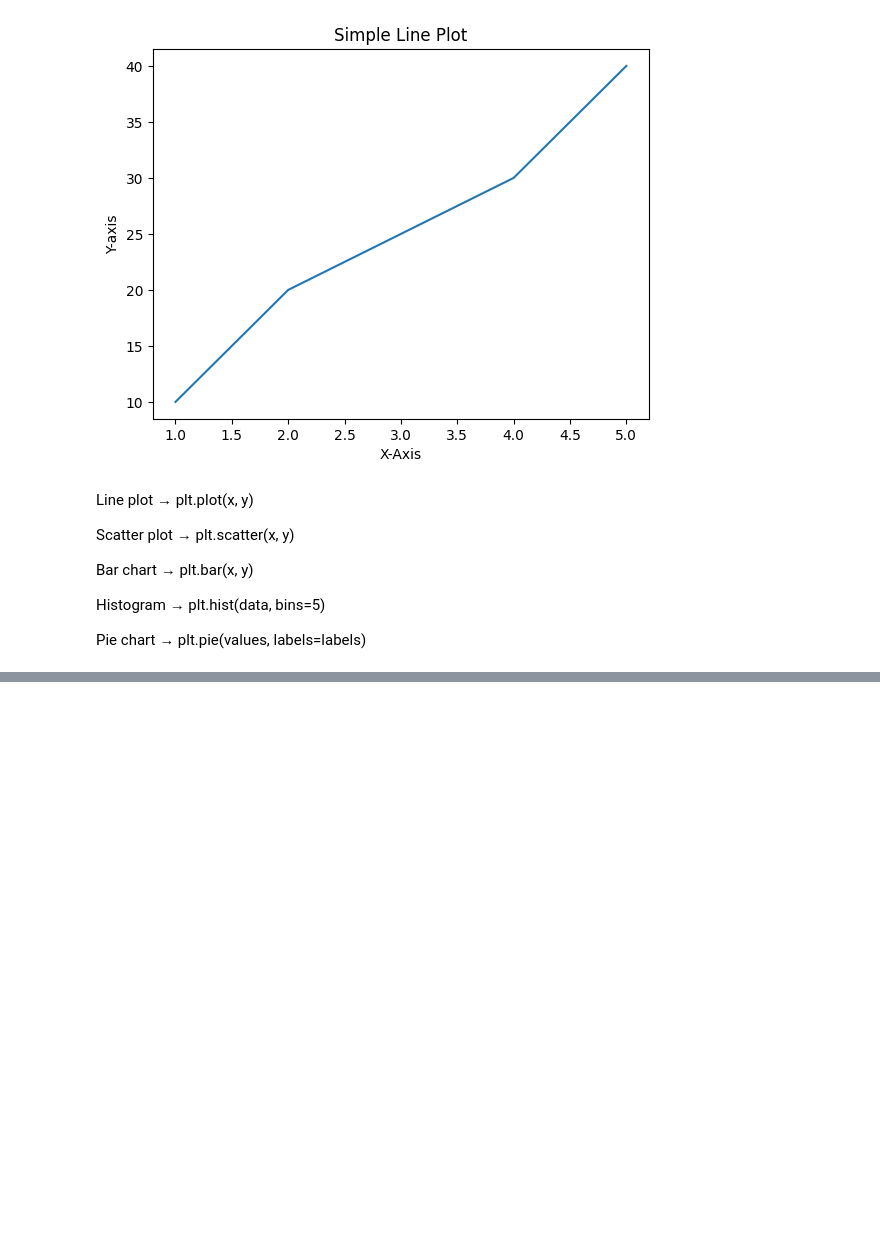
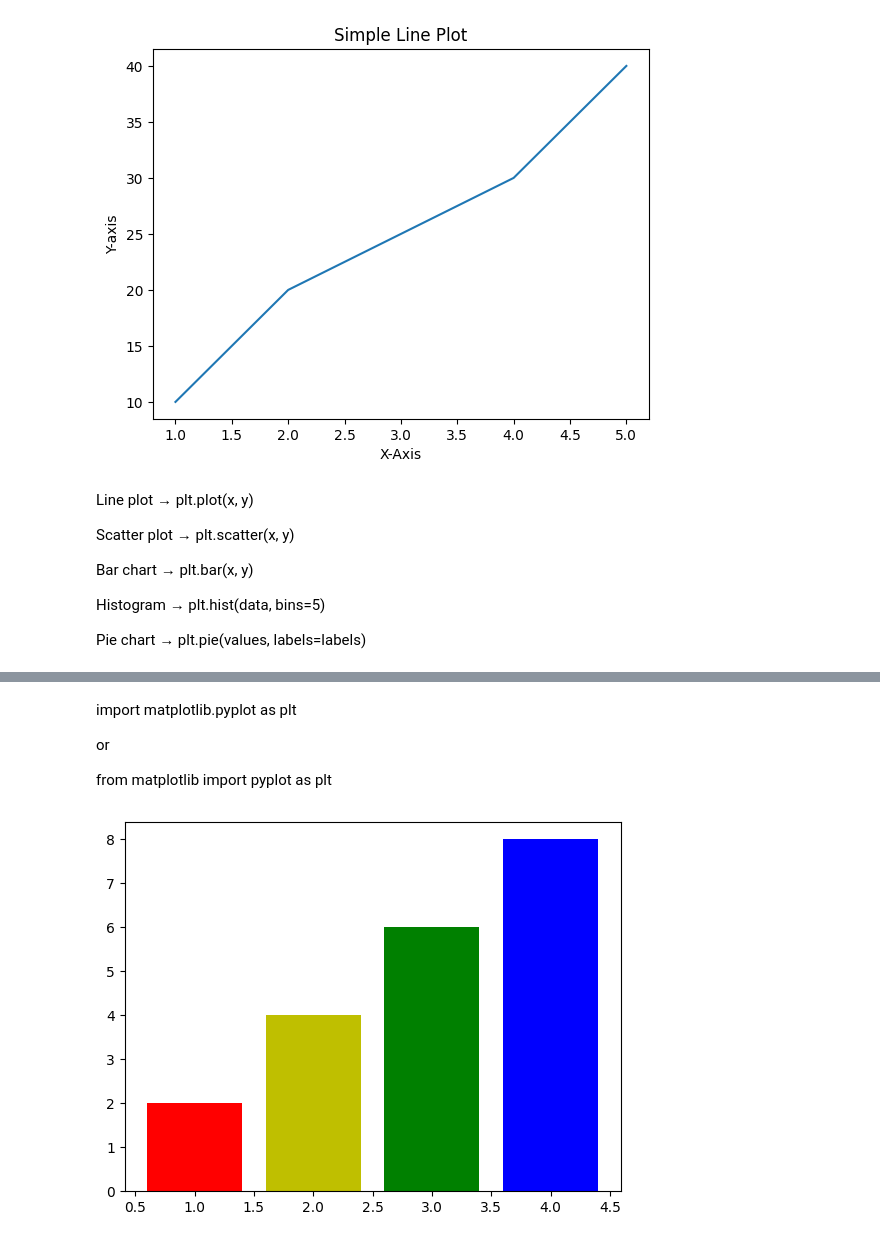
Before and after one commit to sanjib-biswal-git/PYTHON-BASICS_AND_LIBRARIES, a Jupyter notebook: Matplotlib.ipynb, the cells around one changed output, grey strips where cells are left out. Saved outputs shown, nothing was run; the diff lists cells and outputs as text; code cells hidden in the pictures; blank space fills up the shorter version.

```diff
--- a/Matplotlib.ipynb
+++ b/Matplotlib.ipynb
@@ -37,0 +93,18 @@ Pie chart → plt.pie(values, labels=labels)
+# %% [markdown]
+import matplotlib.pyplot as plt
+
+or
+
+from matplotlib import pyplot as plt
+# %%
+import matplotlib.pyplot as plt
+
+x=[1,2,3,4]
+y=[2,4,6,8]
+
+c=['r','y','g','b']
+
+plt.bar(x,y,color=c)
+plt.show()
+# %% [output]
+[figure, added]
```
Also changed, not shown: parts of 18 cells of this notebook.
